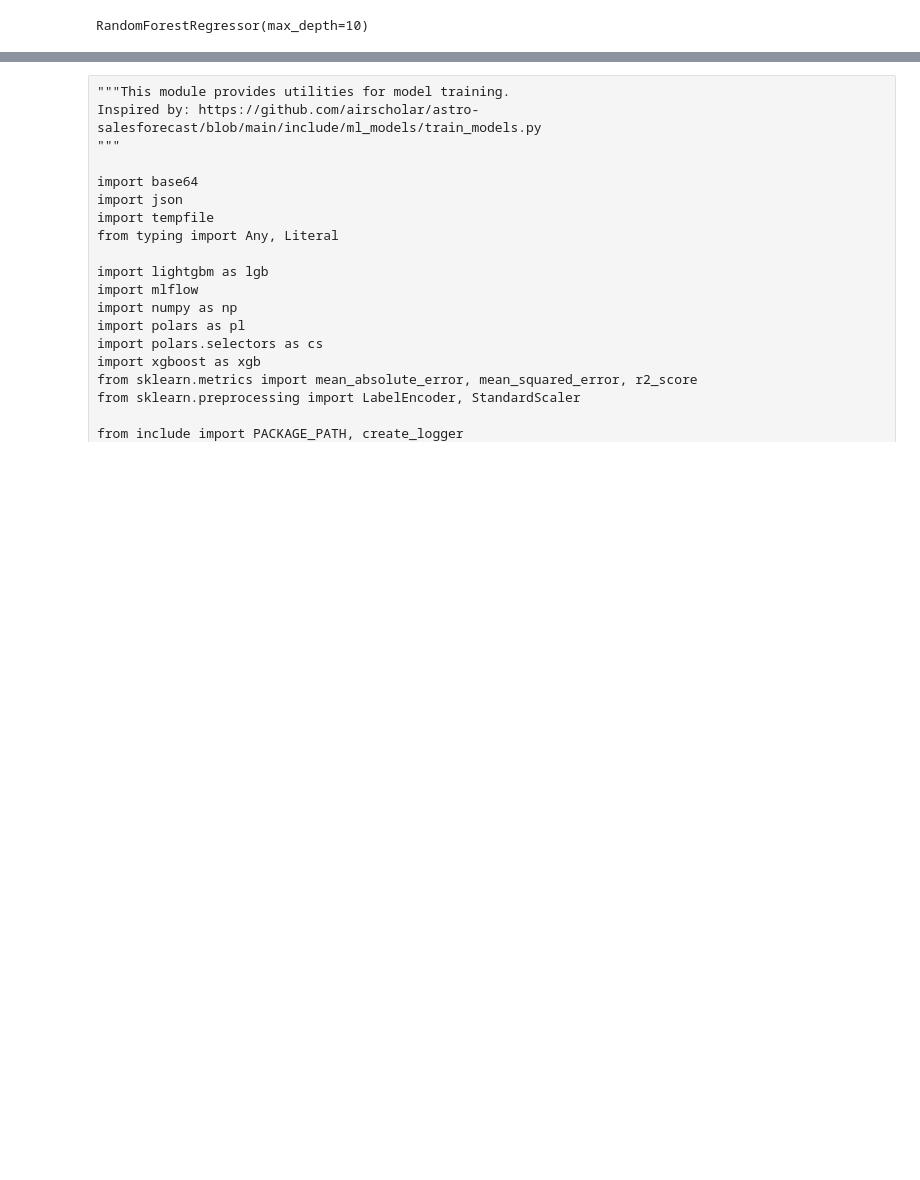
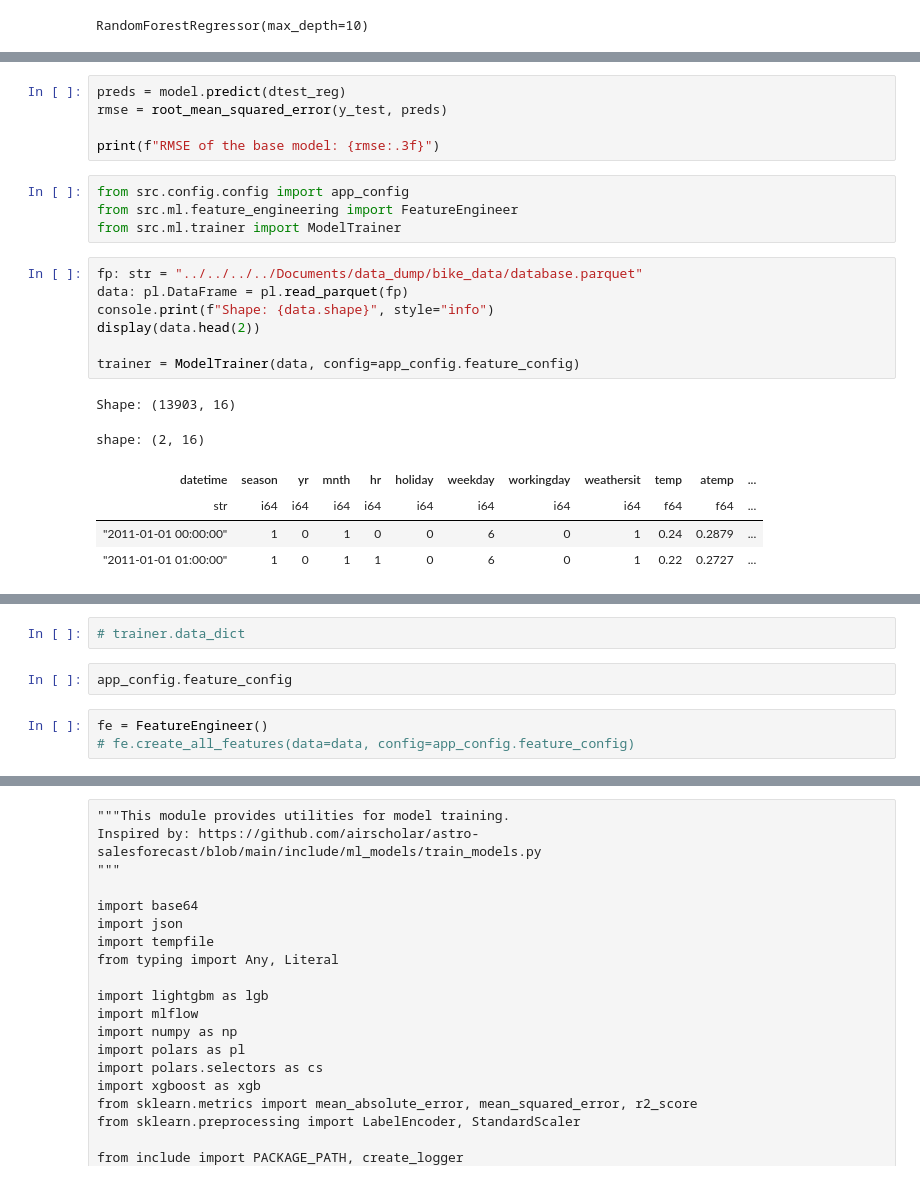
Before and after one commit to chineidu/Bike-Rental-Prediction, a Jupyter notebook: notebooks/00-lab.ipynb, the cells around one changed output, grey strips where cells are left out. Drawn from its saved outputs; the diff is of its cells as text; blank space fills up the shorter version.

```diff
--- a/notebooks/00-lab.ipynb
+++ b/notebooks/00-lab.ipynb
@@ -151,0 +135,23 @@ RandomForestRegressor(max_depth=10)
+# %%
+preds = model.predict(dtest_reg)
+rmse = root_mean_squared_error(y_test, preds)
+
+print(f"RMSE of the base model: {rmse:.3f}")
+# %%
+from src.config.config import app_config
+from src.ml.feature_engineering import FeatureEngineer
+from src.ml.trainer import ModelTrainer
+# %%
+fp: str = "../../../../Documents/data_dump/bike_data/database.parquet"
+data: pl.DataFrame = pl.read_parquet(fp)
+console.print(f"Shape: {data.shape}", style="info")
+display(data.head(2))
+
+trainer = ModelTrainer(data, config=app_config.feature_config)
+# %% [output]
+Shape: (13903, 16)
+shape: (2, 16)
+| datetime | season | yr | mnth | hr | holiday | weekday | workingday | weathersit | temp | atemp | ... |
+| str | i64 | i64 | i64 | i64 | i64 | i64 | i64 | i64 | f64 | f64 | ... |
+| "2011-01-01 00:00:00" | 1 | 0 | 1 | 0 | 0 | 6 | 0 | 1 | 0.24 | 0.2879 | ... |
+| "2011-01-01 01:00:00" | 1 | 0 | 1 | 1 | 0 | 6 | 0 | 1 | 0.22 | 0.2727 | ... |
@@ -151,0 +160,7 @@ RandomForestRegressor(max_depth=10)
+# %%
+# trainer.data_dict
+# %%
+app_config.feature_config
+# %%
+fe = FeatureEngineer()
+# fe.create_all_features(data=data, config=app_config.feature_config)
```
Also changed, not shown: parts of 31 cells of this notebook, 12 other files.
